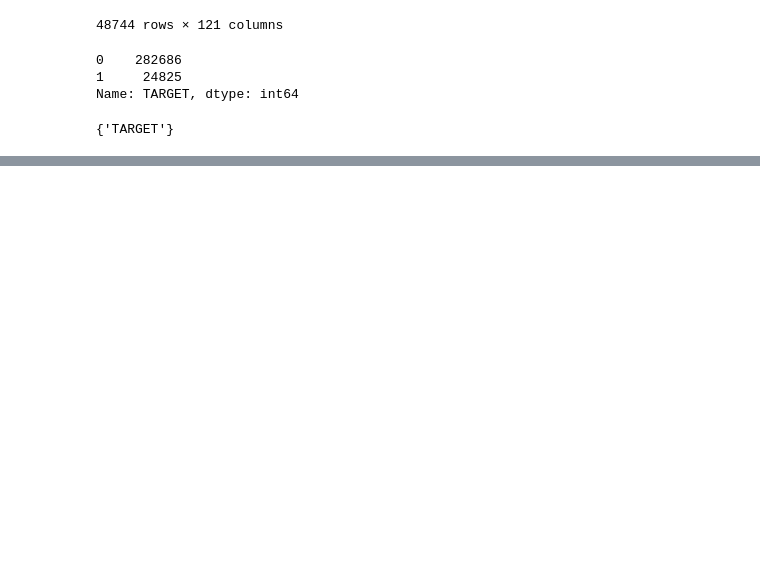
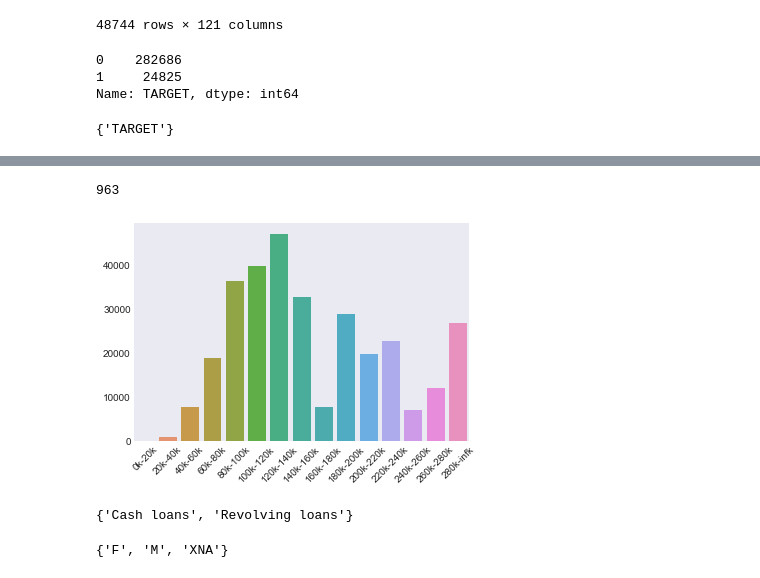
Before and after one commit to dolitham/home-credit, a Jupyter notebook: exploration.ipynb, the cells around one changed output, grey strips where cells are left out. Saved outputs shown, nothing was run; the diff lists cells and outputs as text; code cells hidden in the pictures; blank space fills up the shorter version.

```diff
--- a/exploration.ipynb
+++ b/exploration.ipynb
@@ -90,0 +178,29 @@ set(application_train.columns) - set(application_test.columns)
+# %%
+application_train['AMT_INCOME_TOTAL'].apply(lambda x: 20000 <= x < 40000).sum()
+# %% [output]
+963
+# %%
+lower_bound_income = np.arange(0, 300, 20)
+upper_bound_income = [u + 20 for u in lower_bound_income]
+upper_bound_income[-1] = np.inf
+# %%
+range_name = []
+effectifs = []
+
+for low, up in zip(lower_bound_income, upper_bound_income):
+    range_name.append(str(low) + 'k' + '-' + str(up) + 'k')
+    effectifs.append(application_train['AMT_INCOME_TOTAL'].apply(lambda x: 1000*low <= x < 1000*up).sum())
+# %%
+sns.barplot(x=range_name, y=effectifs)
+plt.xticks(rotation=45)
+plt.show()
+# %% [output]
+[figure, added]
+# %%
+set(application_train['NAME_CONTRACT_TYPE'])
+# %% [output]
+{'Cash loans', 'Revolving loans'}
+# %%
+set(application_train['CODE_GENDER'])
+# %% [output]
+{'F', 'M', 'XNA'}
```
Also changed, not shown: parts of 21 cells of this notebook, 6 other files.
